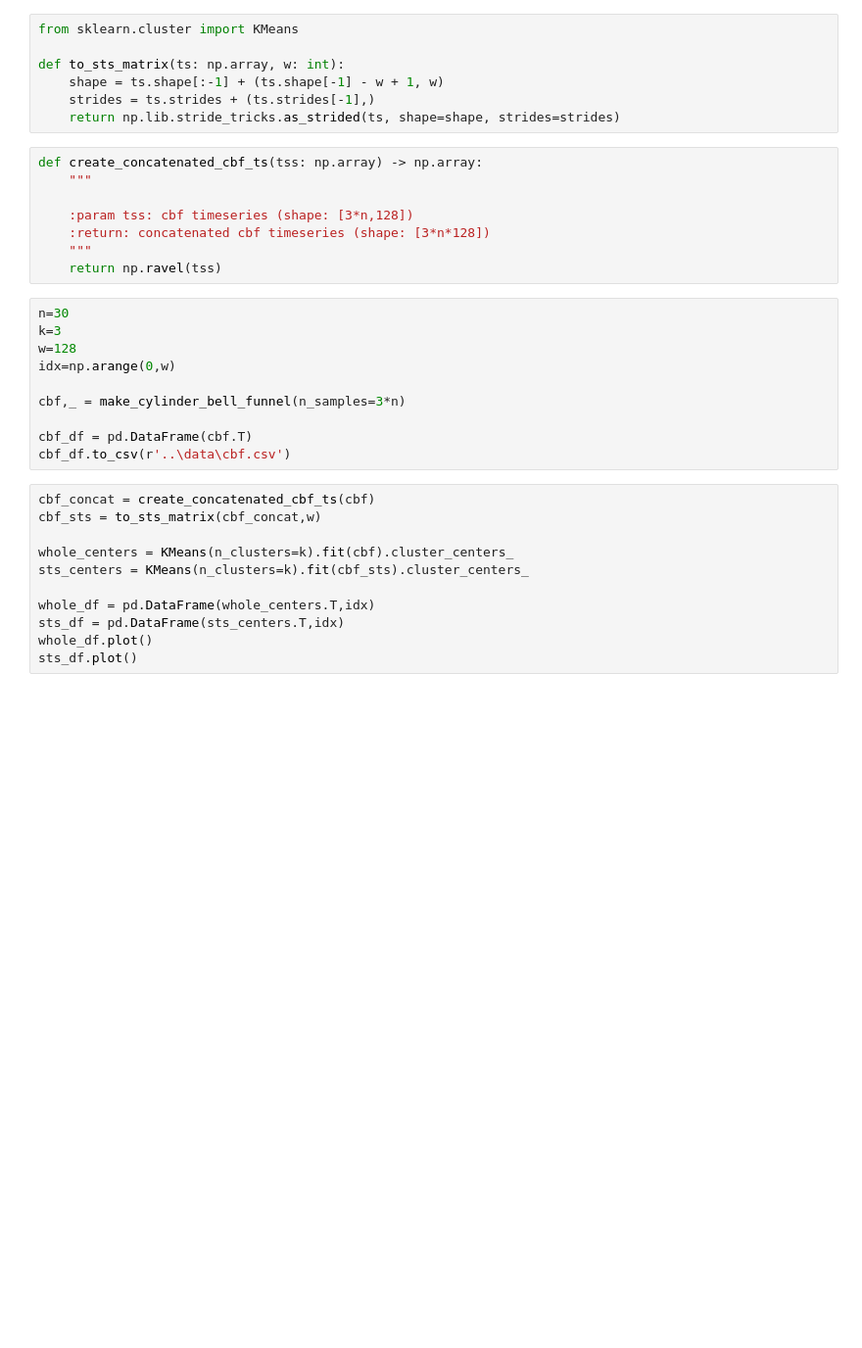
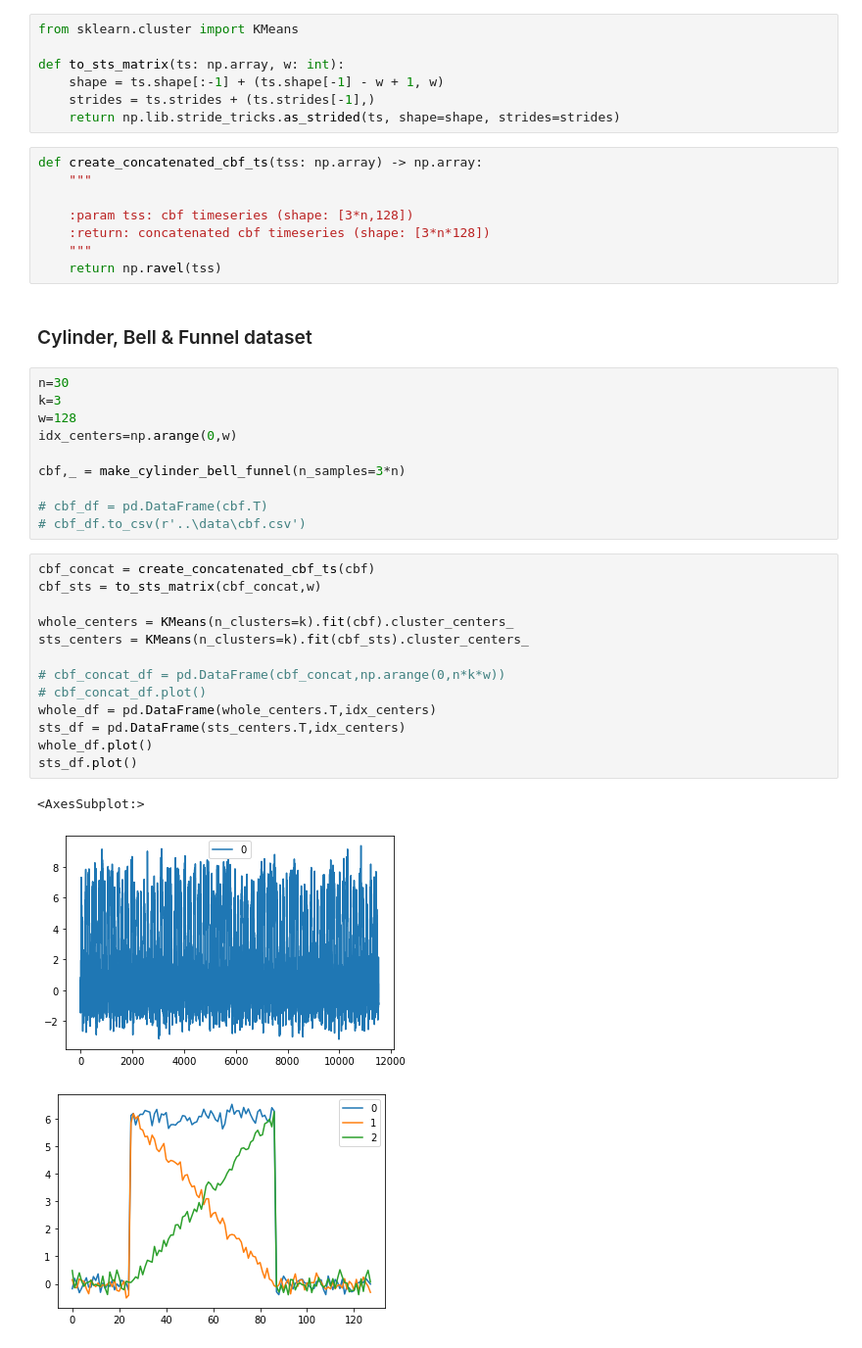
Before and after one commit to dapetri/Revisiting-STS-Clustering-Meaninglessness, a Jupyter notebook: py/sine_centers.ipynb, the cells around one changed output. Shown: that part at 98% size. Saved outputs shown, nothing was run; the diff lists cells and outputs as text; blank space fills up the shorter version.

Commit message:
refactoring sine centers notebook

```diff
--- a/py/sine_centers.ipynb
+++ b/py/sine_centers.ipynb
@@ -17,24 +17,32 @@ def create_concatenated_cbf_ts(tss: np.array) -> np.array:
     :return: concatenated cbf timeseries (shape: [3*n*128])
     """
     return np.ravel(tss)
+# %% [markdown]
+### Cylinder, Bell & Funnel dataset
 # %%
 n=30
 k=3
 w=128
-idx=np.arange(0,w)
+idx_centers=np.arange(0,w)
 
 cbf,_ = make_cylinder_bell_funnel(n_samples=3*n)
 
-cbf_df = pd.DataFrame(cbf.T)
-cbf_df.to_csv(r'..\data\cbf.csv')
+# cbf_df = pd.DataFrame(cbf.T)
+# cbf_df.to_csv(r'..\data\cbf.csv')
 # %%
 cbf_concat = create_concatenated_cbf_ts(cbf)
 cbf_sts = to_sts_matrix(cbf_concat,w)
 
 whole_centers = KMeans(n_clusters=k).fit(cbf).cluster_centers_
 sts_centers = KMeans(n_clusters=k).fit(cbf_sts).cluster_centers_
 
-whole_df = pd.DataFrame(whole_centers.T,idx)
-sts_df = pd.DataFrame(sts_centers.T,idx)
+# cbf_concat_df = pd.DataFrame(cbf_concat,np.arange(0,n*k*w))
+# cbf_concat_df.plot()
+whole_df = pd.DataFrame(whole_centers.T,idx_centers)
+sts_df = pd.DataFrame(sts_centers.T,idx_centers)
 whole_df.plot()
 sts_df.plot()
+# %% [output]
+<AxesSubplot:>
+[figure, added]
+[figure, added]
```
Also changed, not shown: parts of 1 cell of this notebook, 1 other file.
